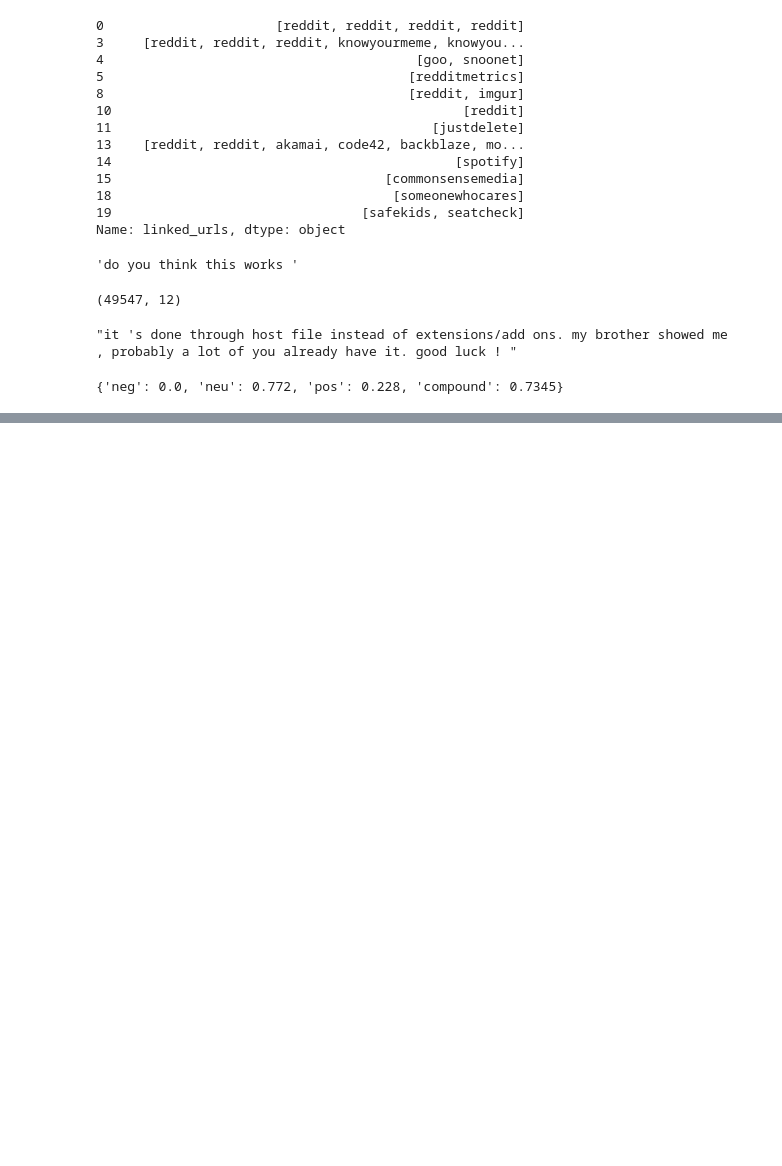
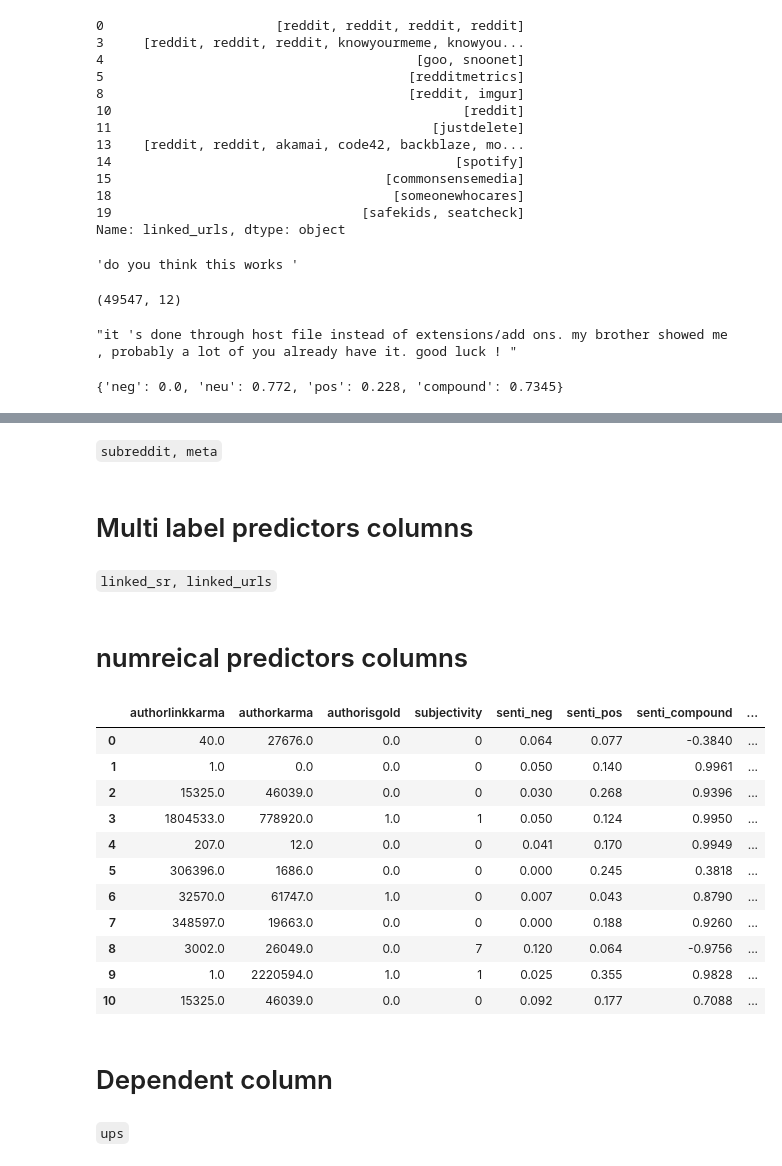
Before and after one commit to Prakhar-USF/ml-reddit, a Jupyter notebook: Sentiment-based_upvotes_prediction.ipynb, the cells around one changed output, grey strips where cells are left out. Saved outputs shown, nothing was run; the diff lists cells and outputs as text; code cells hidden in the pictures; blank space fills up the shorter version.

Commit message:
added initial results from sentiment based prediction

```diff
--- a/Sentiment-based_upvotes_prediction.ipynb
+++ b/Sentiment-based_upvotes_prediction.ipynb
@@ -320,9 +320,7 @@ def get_domains(x):
     x = x.replace(' / ', '?')
     urls = re.findall(url_regex, x)
     domain_names = [urlparse(url).netloc.split('.')[-2] for url in urls]
-    if len(domain_names) > 0:
-        return domain_names
-    return None
+    return domain_names
 # %%
 comments['linked_urls'] = comments.text.apply(lambda x: get_domains(x))
 # %%
@@ -383,7 +381,7 @@ def get_sentiment(x):
 comments = comments.apply(get_sentiment, axis=1)
 # %%
 comments['no_of_linked_sr'] = comments['linked_sr'].apply(lambda x: len(x))
-comments['no_of_linked_urls'] = comments['linked_urls'].apply(lambda x: len(x) if x is not None else 0)
+comments['no_of_linked_urls'] = comments['linked_urls'].apply(lambda x: len(x))
 # %%
 comments.head(3).T
 # %% [output]
@@ -406,0 +440,31 @@ comments.head(3).T
+# %% [markdown]
+`subreddit, meta`
+# %% [markdown]
+# Multi label predictors columns
+# %% [markdown]
+`linked_sr, linked_urls`
+# %% [markdown]
+# numreical predictors columns
+# %%
+col_numeric = ['authorlinkkarma', 'authorkarma', 'authorisgold', 'subjectivity',
+               'senti_neg', 'senti_pos', 'senti_compound', 'no_of_linked_sr',
+               'senti_neu', 'no_of_linked_urls']
+# %%
+comments.loc[:10, col_numeric]
+# %% [output]
+|  | authorlinkkarma | authorkarma | authorisgold | subjectivity | senti_neg | senti_pos | senti_compound | ... |
+| 0 | 40.0 | 27676.0 | 0.0 | 0 | 0.064 | 0.077 | -0.3840 | ... |
+| 1 | 1.0 | 0.0 | 0.0 | 0 | 0.050 | 0.140 | 0.9961 | ... |
+| 2 | 15325.0 | 46039.0 | 0.0 | 0 | 0.030 | 0.268 | 0.9396 | ... |
+| 3 | 1804533.0 | 778920.0 | 1.0 | 1 | 0.050 | 0.124 | 0.9950 | ... |
+| 4 | 207.0 | 12.0 | 0.0 | 0 | 0.041 | 0.170 | 0.9949 | ... |
+| 5 | 306396.0 | 1686.0 | 0.0 | 0 | 0.000 | 0.245 | 0.3818 | ... |
+| 6 | 32570.0 | 61747.0 | 1.0 | 0 | 0.007 | 0.043 | 0.8790 | ... |
+| 7 | 348597.0 | 19663.0 | 0.0 | 0 | 0.000 | 0.188 | 0.9260 | ... |
+| 8 | 3002.0 | 26049.0 | 0.0 | 7 | 0.120 | 0.064 | -0.9756 | ... |
+| 9 | 1.0 | 2220594.0 | 1.0 | 1 | 0.025 | 0.355 | 0.9828 | ... |
+| 10 | 15325.0 | 46039.0 | 0.0 | 0 | 0.092 | 0.177 | 0.7088 | ... |
+# %% [markdown]
+# Dependent column
+# %% [markdown]
+`ups`
```
Also changed, not shown: parts of 19 cells of this notebook, 1 other file.
